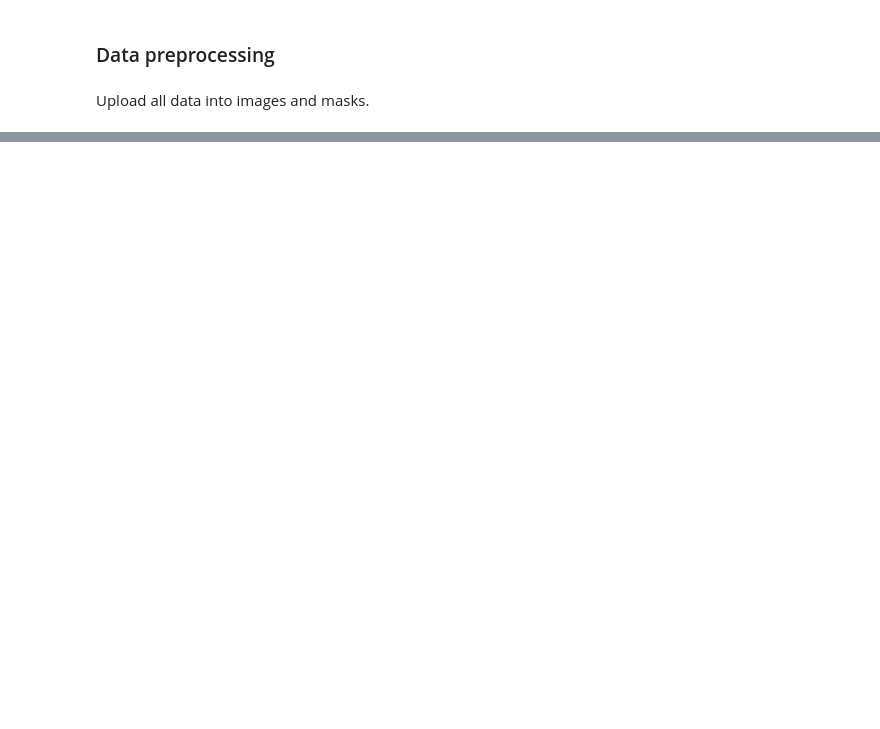
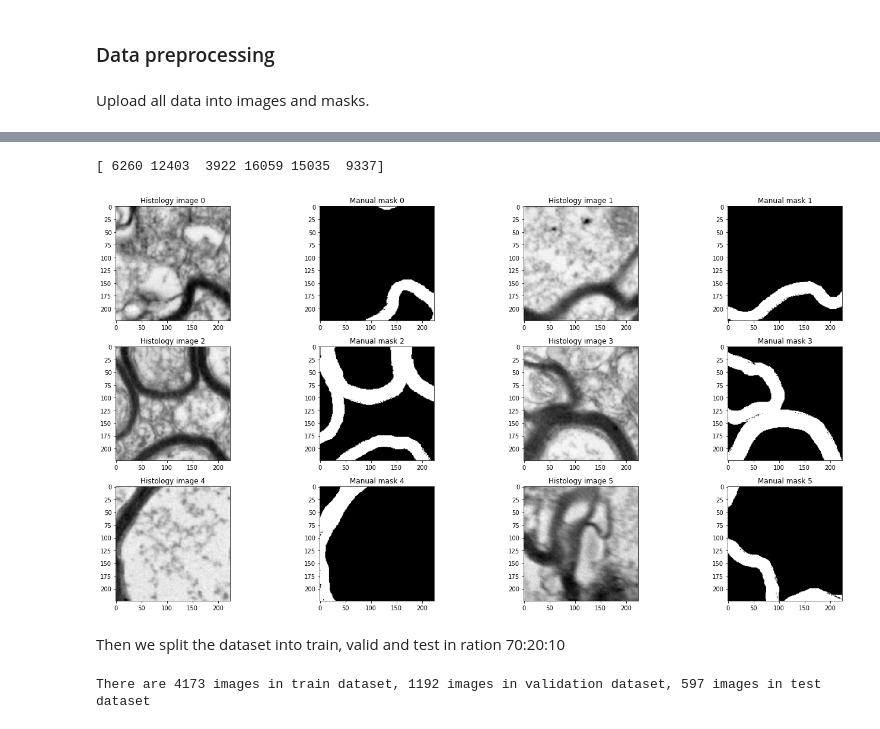
Before and after one commit to i-yu-b/AxSegmenta, a Jupyter notebook: Source code/AxSegmenta report.ipynb, the cells around one changed output, grey strips where cells are left out. Cells and saved outputs as stored; diff of their text form; code cells hidden in the pictures; blank space fills up the shorter version.

Commit message:
Preprocessing, patching and splitting to train,test

```diff
--- a/Source code/AxSegmenta report.ipynb
+++ b/Source code/AxSegmenta report.ipynb
@@ -40,0 +71,33 @@ img.shape
+# %%
+patch_width = 224
+patch_height = 224
+patches_num = 100
+num_examples = len(images)
+width, height = images[0].shape
+img_patches = np.zeros((patches_num * num_examples, patch_width, patch_height))
+masks_patches = np.zeros((patches_num * num_examples, patch_width, patch_height))
+
+for example in range(num_examples):
+    img = images[example]
+    mask = masks[example]
+    for i in range(patches_num):
+        rand_x = np.random.randint(0, width - patch_width +1)
+        rand_y = np.random.randint(0, height - patch_height +1)
+        top = rand_y
+        left = rand_x
+        bottom = top + patch_height
+        right = left + patch_width
+        img_patch = img[top:bottom, left:right]
+        mask_patch = mask[top:bottom, left:right]
+        imwrite('../Data/Images_patch_224/control_raw_%d.png' %(example*i),img_patch)
+        imwrite('../Data/Masks_patch_224/control_raw_%d.png' %(example*i),
+                mask_patch*255)
+        img_patches[example*patches_num + i] = img_patch
+        masks_patches[example*patches_num + i] = mask_patch
+# %%
+draw_examples(img_patches, masks_patches)
+# %% [output]
+[ 6260 12403  3922 16059 15035  9337]
+[figure, added]
+# %% [markdown]
+Then we split the dataset into train, valid and test in ration 70:20:10
@@ -40,0 +146,7 @@ img.shape
+# %%
+files_train = glob.glob(basic_path+'train/images/*')
+files_test = glob.glob(basic_path+'test/images/*')
+files_valid = glob.glob(basic_path+'valid/images/*')
+print('There are {} images in train dataset, {} images in validation dataset, {} images in test dataset'.format(len(files_train),len(files_valid),len(files_test)))
+# %% [output]
+There are 4173 images in train dataset, 1192 images in validation dataset, 597 images in test dataset
```
Also changed, not shown: parts of 11 cells of this notebook.
